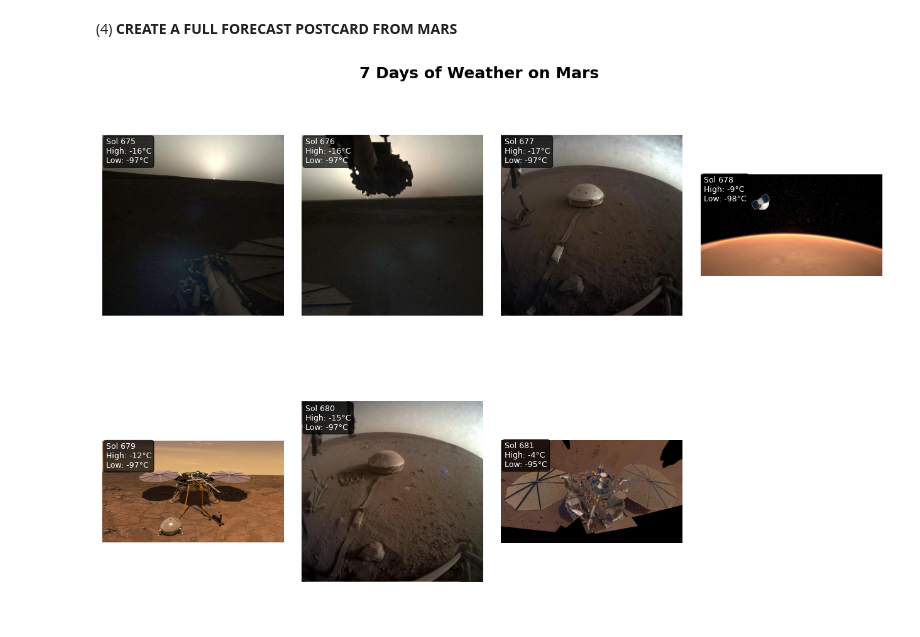
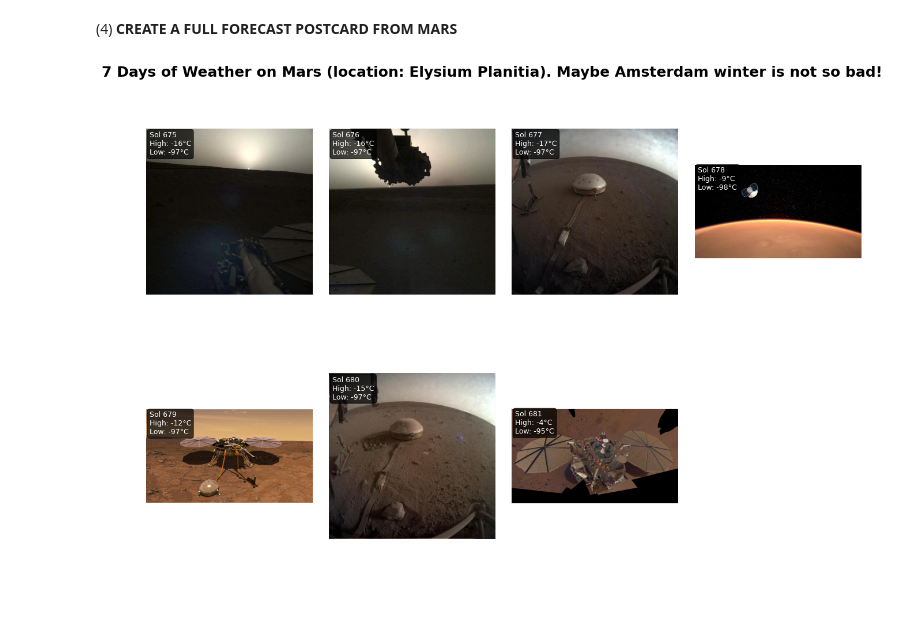
Before and after one commit to marfakozeletsUvA/sem3_projects, a Jupyter notebook: summative1/sem3_topic1_scraping_summative.ipynb, the cells around one changed output. Drawn from its saved outputs; the diff is of its cells as text; code cells hidden in the pictures; blank space fills up the shorter version.

```diff
--- a/summative1/sem3_topic1_scraping_summative.ipynb
+++ b/summative1/sem3_topic1_scraping_summative.ipynb
@@ -73,14 +73,14 @@ from matplotlib.gridspec import GridSpec
 url = "https://api.nasa.gov/insight_weather/"
 
 params = {
-    "api_key": "DEMO_KEY",
+    "api_key": "fPgPWhtB3vg7XIt7MvlCW0bmaFo86LMH2K5SnG4g",
     "feedtype": "json",
     "ver": "1.0"
 }
 
 try:
     response = requests.get(url, params=params, timeout=10)
-    response.raise_for_status()
+    response.raise_for_status() #raises an exception only if there is an error
     print(f"Status code: {response.status_code}")
 except requests.exceptions.Timeout:
     print("Error: Request timed out.")
@@ -371,32 +371,32 @@ for i in range(4):
     weather_text = f"Sol {sol_row['sol']}\nHigh: {sol_row['temp_max']:.0f}°C\nLow: {sol_row['temp_min']:.0f}°C"
     ax.text(0.02, 0.98, weather_text, transform=ax.transAxes, fontsize=9,
             verticalalignment='top', color='white', bbox=props)
 
 #bottom row - 3 images (skip first and last column)
 for i, col in enumerate([0, 1, 2]):
     ax = fig.add_subplot(gs[1, col])
     sol_row = df.iloc[i + 4]
 
     img_url = images_to_use[i + 4]['links'][0]['href']
     try:
         img_response = requests.get(img_url, timeout=10)
         img = PILImage.open(io.BytesIO(img_response.content))
         ax.imshow(img)
     except:
         pass
 
     ax.axis('off')
     props = dict(boxstyle='round', facecolor='black', alpha=0.7)
     weather_text = f"Sol {sol_row['sol']}\nHigh: {sol_row['temp_max']:.0f}°C\nLow: {sol_row['temp_min']:.0f}°C"
     ax.text(0.02, 0.98, weather_text, transform=ax.transAxes, fontsize=9,
             verticalalignment='top', color='white', bbox=props)
 
 #hide last empty subplot
 ax_empty = fig.add_subplot(gs[1, 3])
 ax_empty.axis('off')
 
-plt.suptitle("7 Days of Weather on Mars", fontsize=18, fontweight='bold')
+plt.suptitle("7 Days of Weather on Mars (location: Elysium Planitia). Maybe Amsterdam winter is not so bad!", fontsize=18, fontweight='bold')
 plt.subplots_adjust(top=0.92)
 plt.show()
 # %% [output]
-[figure, old version]
+[figure, new version]
```
Also changed, not shown: parts of 1 cell of this notebook, 4 other files.
